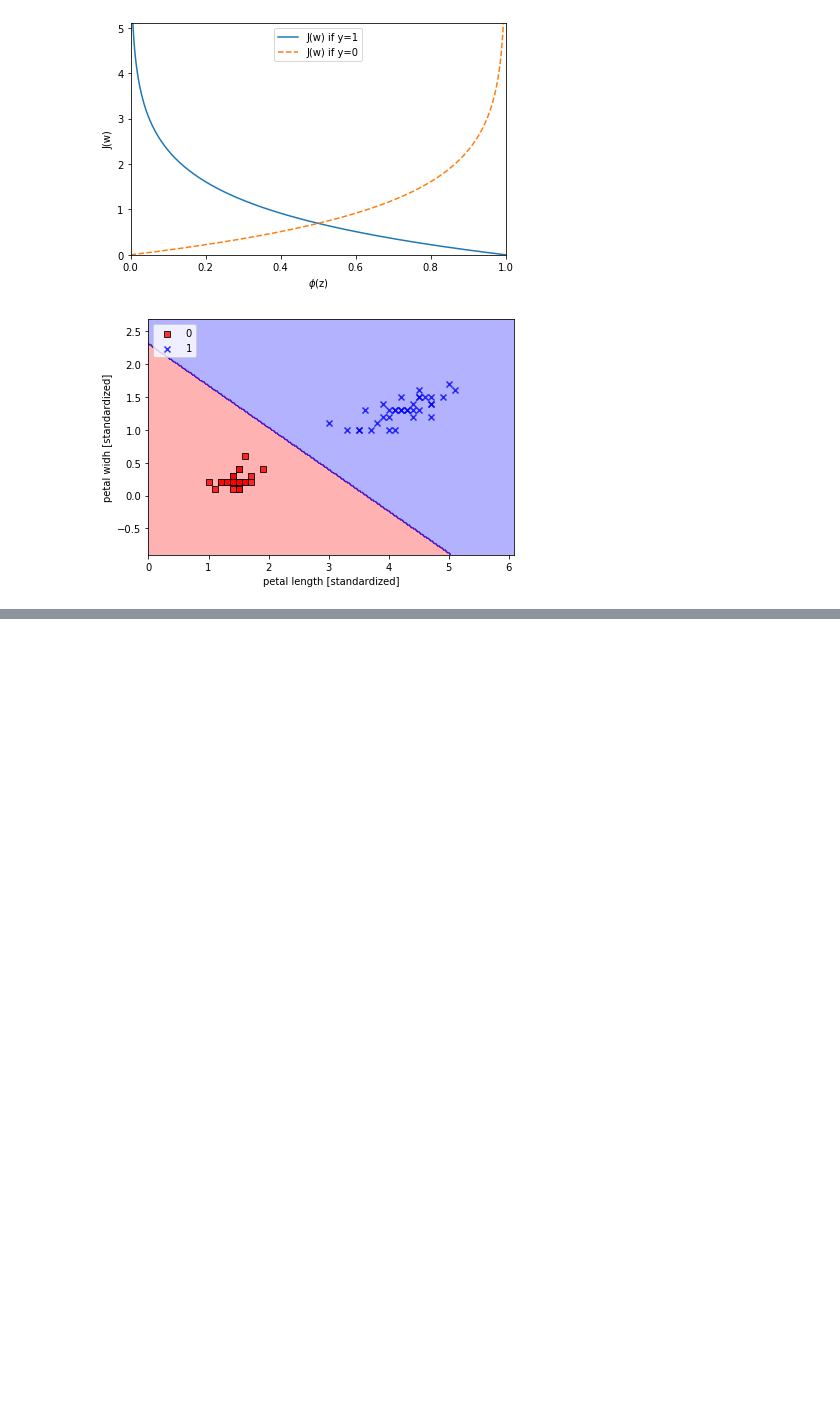
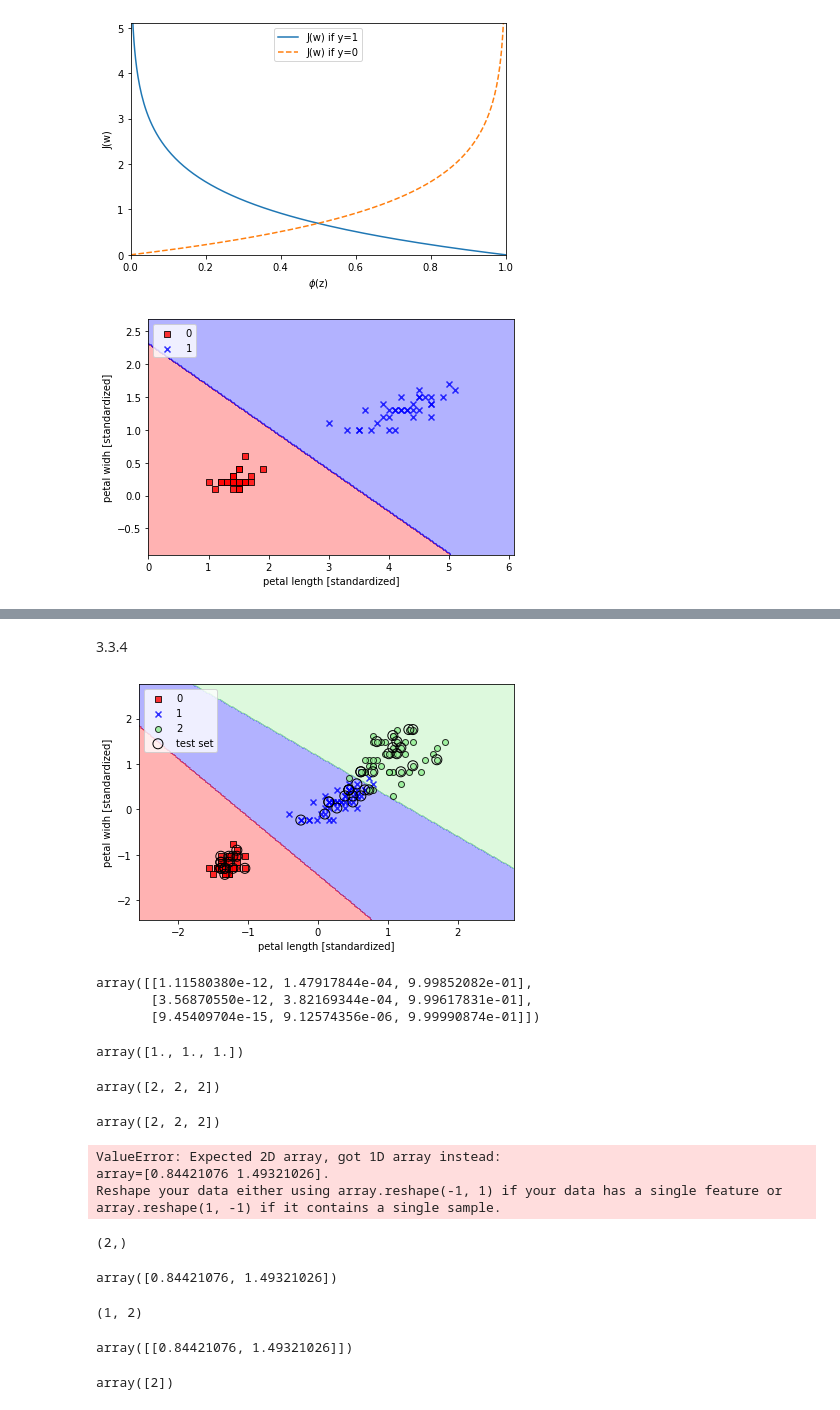
Before and after one commit to ktn0/til, a Jupyter notebook: PythonMachineLearning/chapter3.ipynb, the cells around one changed output, grey strips where cells are left out. Saved outputs shown, nothing was run; the diff lists cells and outputs as text; code cells hidden in the pictures; blank space fills up the shorter version.

```diff
--- a/PythonMachineLearning/chapter3.ipynb
+++ b/PythonMachineLearning/chapter3.ipynb
@@ -269,0 +292,65 @@ plt.show()
+# %% [markdown]
+3.3.4
+# %%
+from sklearn.linear_model import LogisticRegression
+# make of logistic regression
+lr = LogisticRegression(C=100.0, random_state=1234)
+# fit the training data for this model
+lr.fit(X_train_std, y_train)
+# plot decision regions
+plot_decision_regions(X_combined_std, y_combined, classifier=lr, test_idx=range(105, 150))
+
+# set labels
+plt.xlabel('petal length [standardized]')
+plt.ylabel('petal widh [standardized]')
+# set legend
+plt.legend(loc='upper left')
+# plot graph
+plt.tight_layout()
+plt.show()
+# %% [output]
+[figure, added]
+# %%
+lr.predict_proba(X_test_std[:3, :])
+# %% [output]
+array([[1.11580380e-12, 1.47917844e-04, 9.99852082e-01],
+       [3.56870550e-12, 3.82169344e-04, 9.99617831e-01],
+       [9.45409704e-15, 9.12574356e-06, 9.99990874e-01]])
+# %%
+lr.predict_proba(X_test_std[:3, :]).sum(axis=1)
+# %% [output]
+array([1., 1., 1.])
+# %%
+lr.predict_proba(X_test_std[:3, :]).argmax(axis=1)
+# %% [output]
+array([2, 2, 2])
+# %%
+lr.predict(X_test_std[:3, :])
+# %% [output]
+array([2, 2, 2])
+# %%
+lr.predict(X_test_std[0, :])
+# %% [output]
+ValueError: Expected 2D array, got 1D array instead:
+array=[0.84421076 1.49321026].
+Reshape your data either using array.reshape(-1, 1) if your data has a single feature or array.reshape(1, -1) if it contains a single sample.
+# %%
+X_test_std[0, :].shape
+# %% [output]
+(2,)
+# %%
+X_test_std[0, :]
+# %% [output]
+array([0.84421076, 1.49321026])
+# %%
+X_test_std[0, :].reshape(1, -1).shape
+# %% [output]
+(1, 2)
+# %%
+X_test_std[0, :].reshape(1, 2)
+# %% [output]
+array([[0.84421076, 1.49321026]])
+# %%
+lr.predict(X_test_std[0, :].reshape(1, -1))
+# %% [output]
+array([2])
```
Also changed, not shown: parts of 5 cells of this notebook.
